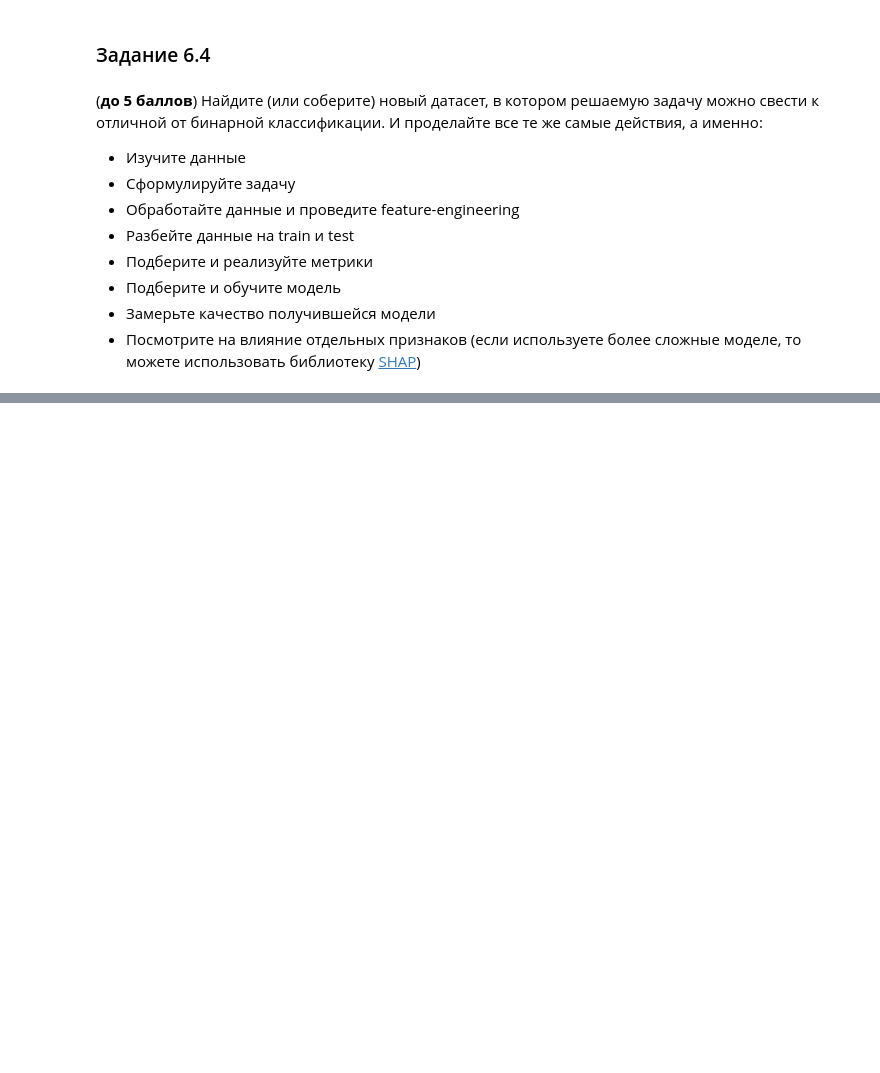
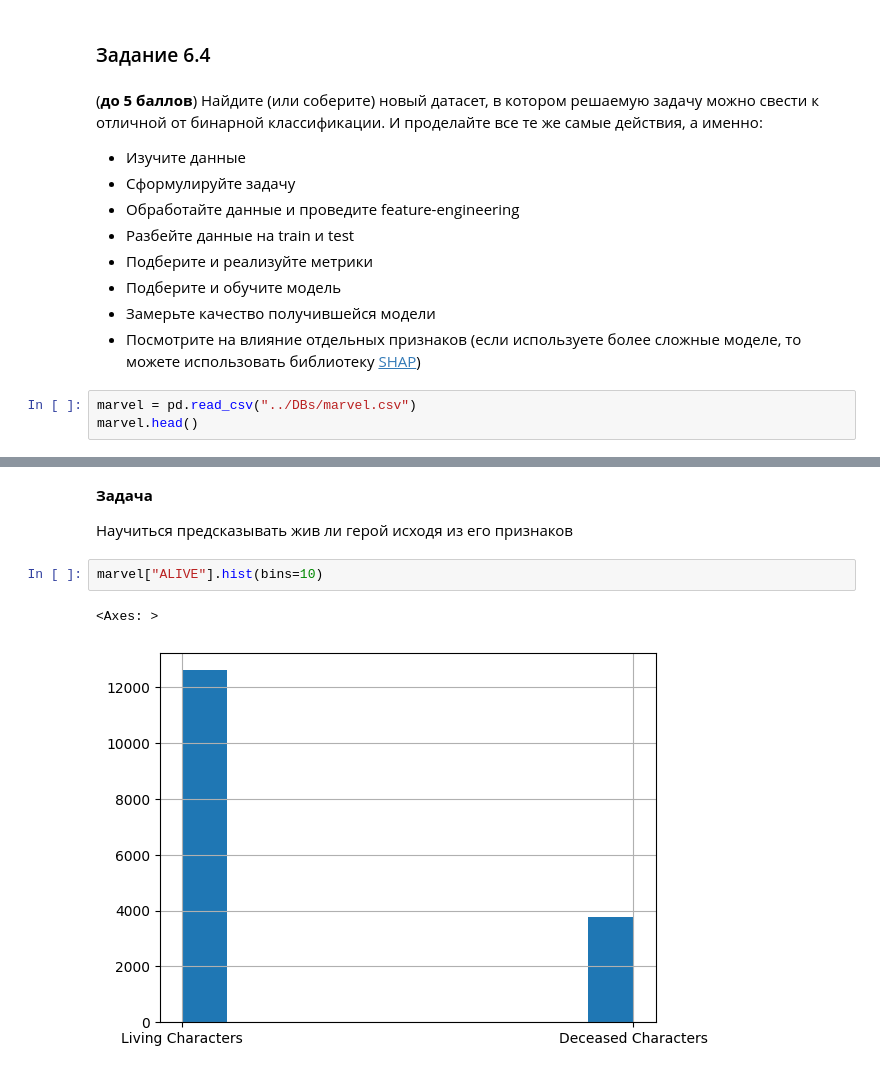
Before and after one commit to Grandher/MLabs-IIS-lessons_python, a Jupyter notebook: Task5/6_ml_classic.ipynb, the cells around one changed output, grey strips where cells are left out. Saved outputs shown, nothing was run; the diff lists cells and outputs as text; blank space fills up the shorter version.

```diff
--- a/Task5/6_ml_classic.ipynb
+++ b/Task5/6_ml_classic.ipynb
@@ -390,3 +359,6 @@ Name: Survived, dtype: float64
 - Подберите и обучите модель
 - Замерьте качество получившейся модели
 - Посмотрите на влияние отдельных признаков (если используете более сложные моделе, то можете использовать библиотеку [SHAP](https://shap.readthedocs.io/en/latest/))
+# %%
+marvel = pd.read_csv("../DBs/marvel.csv")
+marvel.head()
@@ -392,0 +372,9 @@ Name: Survived, dtype: float64
+# %% [markdown]
+**Задача**
+
+Научиться предсказывать жив ли герой исходя из его признаков
+# %%
+marvel["ALIVE"].hist(bins=10)
+# %% [output]
+<Axes: >
+[figure, added]
```
Also changed, not shown: parts of 23 cells of this notebook.
